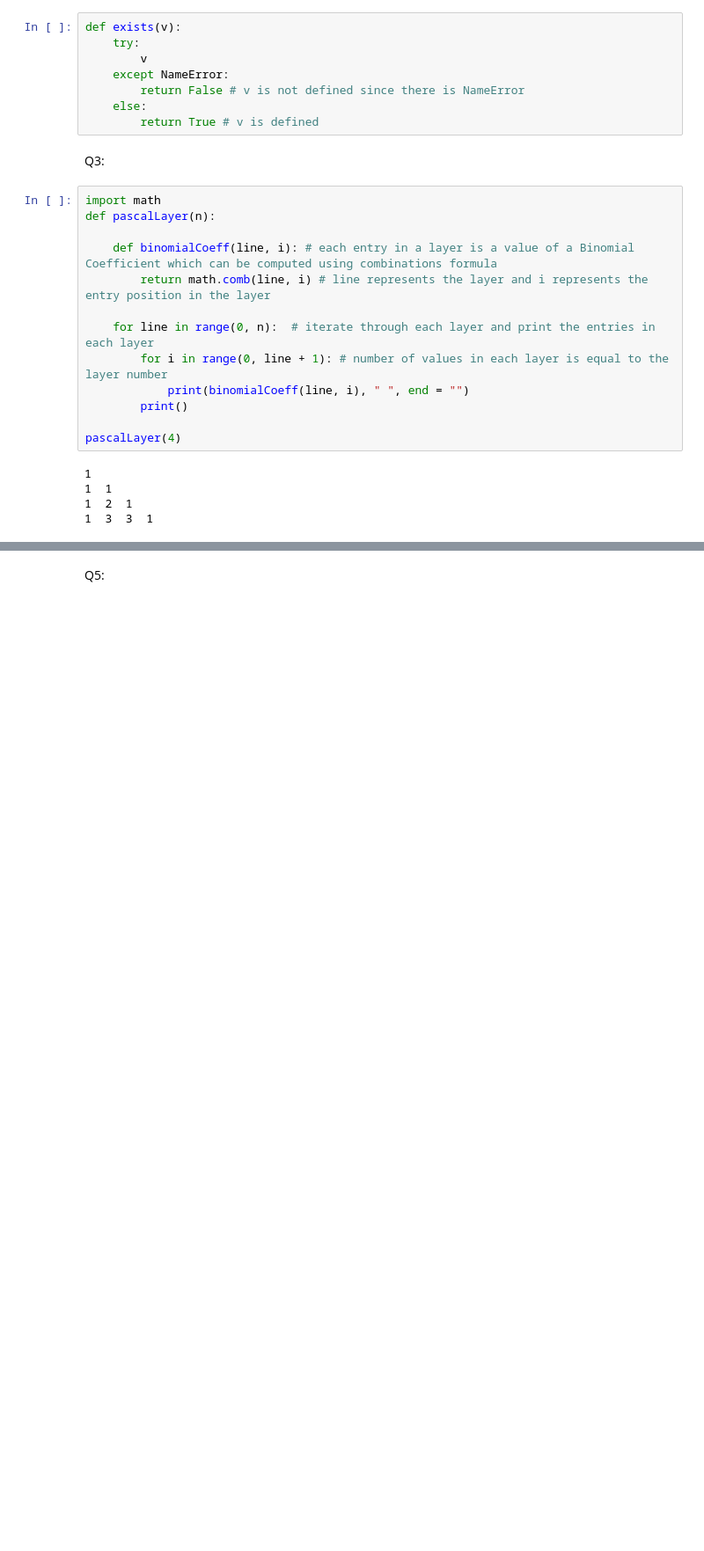
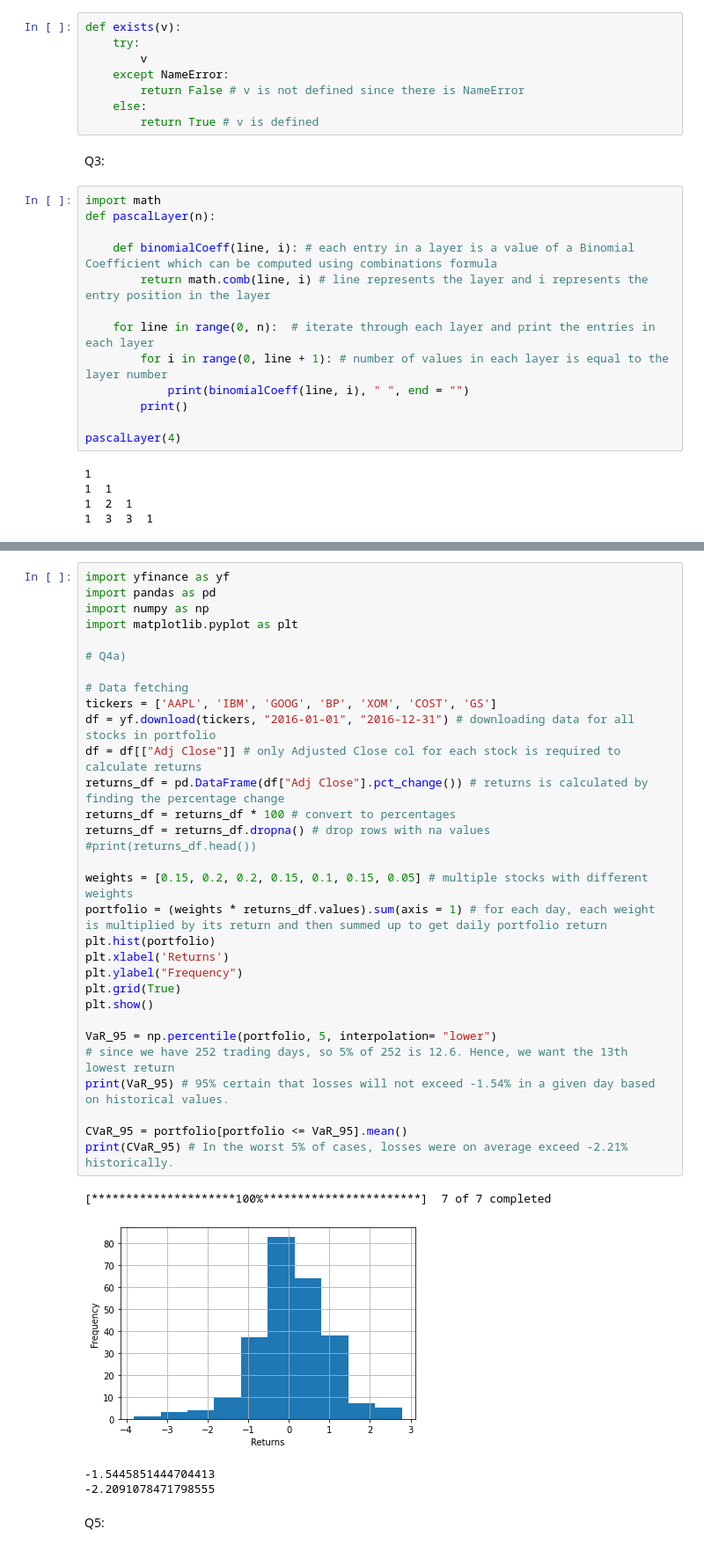
Before and after one commit to jaredtin98/quant_interview_questions, a Jupyter notebook: quant_interview_qns.ipynb, the cells around one changed output, grey strips where cells are left out. Shown at 88% size. Cells and saved outputs as stored; diff of their text form; blank space fills up the shorter version.

```diff
--- a/quant_interview_qns.ipynb
+++ b/quant_interview_qns.ipynb
@@ -50,2 +56,38 @@ Q4:
+# %%
+import yfinance as yf
+import pandas as pd
+import numpy as np
+import matplotlib.pyplot as plt
+
+# Q4a)
+
+# Data fetching
+tickers = ['AAPL', 'IBM', 'GOOG', 'BP', 'XOM', 'COST', 'GS']
+df = yf.download(tickers, "2016-01-01", "2016-12-31") # downloading data for all stocks in portfolio
+df = df[["Adj Close"]] # only Adjusted Close col for each stock is required to calculate returns
+returns_df = pd.DataFrame(df["Adj Close"].pct_change()) # returns is calculated by finding the percentage change
+returns_df = returns_df * 100 # convert to percentages
+returns_df = returns_df.dropna() # drop rows with na values
+#print(returns_df.head())
+
+weights = [0.15, 0.2, 0.2, 0.15, 0.1, 0.15, 0.05] # multiple stocks with different weights
+portfolio = (weights * returns_df.values).sum(axis = 1) # for each day, each weight is multiplied by its return and then summed up to get daily portfolio return
+plt.hist(portfolio)
+plt.xlabel('Returns')
+plt.ylabel("Frequency")
+plt.grid(True)
+plt.show()
+
+VaR_95 = np.percentile(portfolio, 5, interpolation= "lower")
+# since we have 252 trading days, so 5% of 252 is 12.6. Hence, we want the 13th lowest return
+print(VaR_95) # 95% certain that losses will not exceed -1.54% in a given day based on historical values.
+
+CVaR_95 = portfolio[portfolio <= VaR_95].mean()
+print(CVaR_95) # In the worst 5% of cases, losses were on average exceed -2.21% historically.
+# %% [output]
+[*********************100%***********************]  7 of 7 completed
+[figure, added]
+-1.5445851444704413
+-2.2091078471798555
 # %% [markdown]
 Q5:
```
Also changed, not shown: parts of 4 cells of this notebook.
